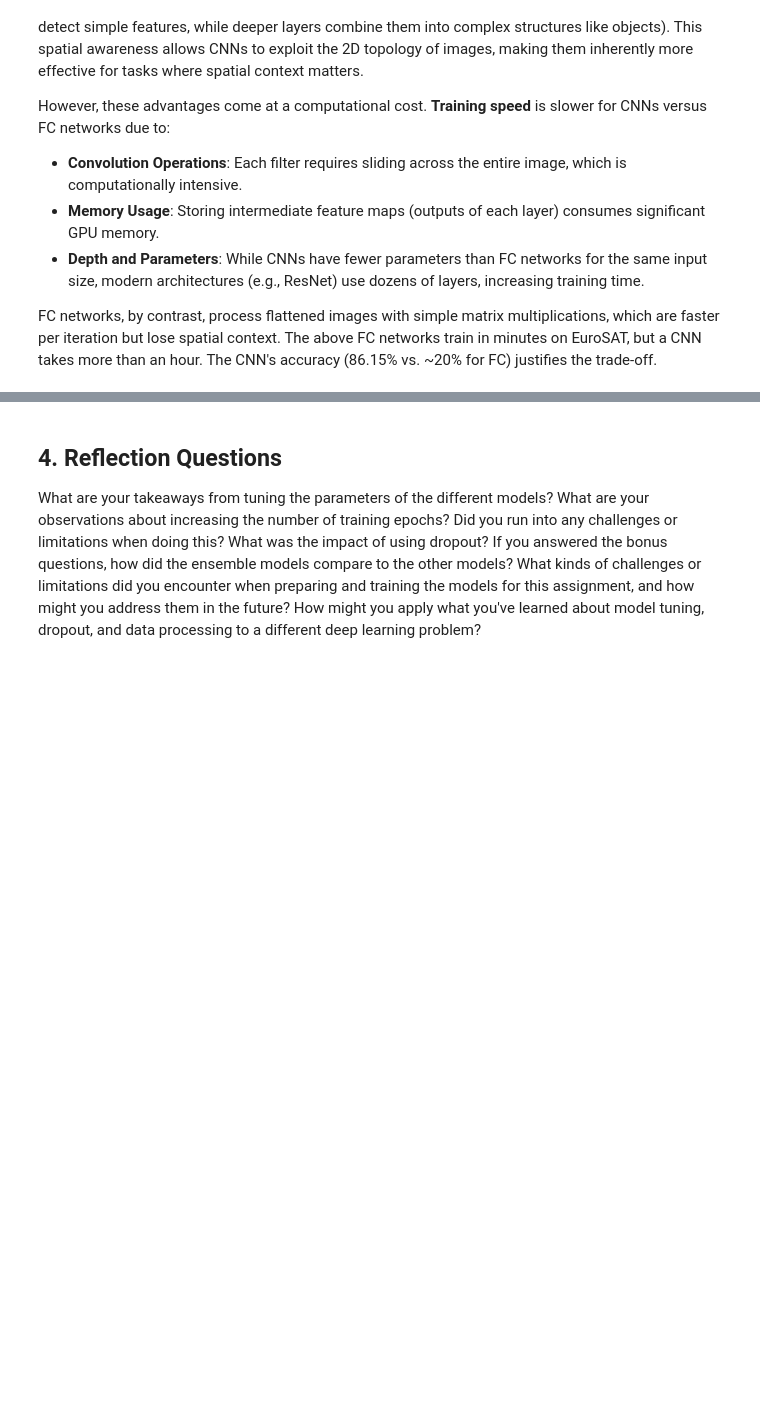
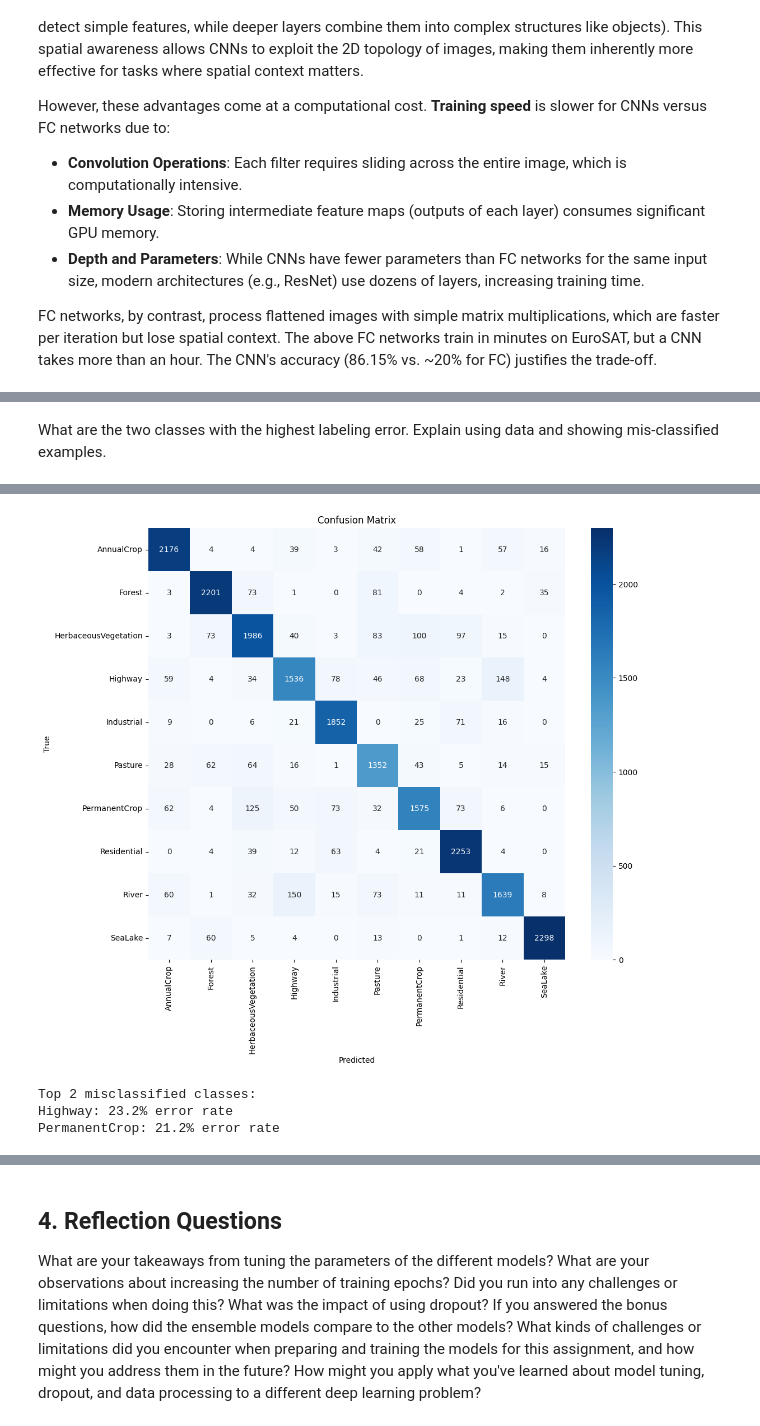
Before and after one commit to junyi2022/musa-650-remote-sensing, a Jupyter notebook: assignments/HW4/HW4.ipynb, the cells around one changed output, grey strips where cells are left out. Drawn from its saved outputs; the diff is of its cells as text; code cells hidden in the pictures; blank space fills up the shorter version.

```diff
--- a/assignments/HW4/HW4.ipynb
+++ b/assignments/HW4/HW4.ipynb
@@ -1269,0 +1267,15 @@ How did adding multispectral channels impact your model’s performance? Explain
+# %%
+# Reshape flattened arrays back to (64, 64, 3)
+x_train_netv2 = x_train.reshape(-1, 64, 64, 3)  # Shape: (n_train, 64, 64, 3)
+x_test_netv2 = x_test.reshape(-1, 64, 64, 3)    # Shape: (n_test, 64, 64, 3)
+
+# Normalize pixel values to [0, 1]
+x_train_netv2 = x_train_netv2.astype('float32') / 255.0
+x_test_netv2 = x_test_netv2.astype('float32') / 255.0
+
+# Convert labels to one-hot encoding (required for categorical_crossentropy)
+y_train_netv2 = to_categorical(y_train, num_classes=10)
+y_test_netv2 = to_categorical(y_test, num_classes=10)
+
+print("Reshaped training data:", x_train_netv2.shape)
+print("One-hot labels:", y_train_netv2.shape)
@@ -1269,0 +1335,9 @@ How did adding multispectral channels impact your model’s performance? Explain
+# %%
+history = model5.fit(
+    x_train_netv2,
+    y_train_netv2,
+    batch_size=32,
+    epochs=15,
+    validation_data=(x_test_netv2, y_test_netv2),
+    verbose=1
+)
@@ -1269,0 +1374,19 @@ How did adding multispectral channels impact your model’s performance? Explain
+# %% [markdown]
+What are the two classes with the highest labeling error. Explain using data and showing mis-classified examples.
+# %%
+# Get predictions
+y_pred_netv2 = model5.predict(x_test_netv2)
+y_pred_classes_netv2 = np.argmax(y_pred_netv2, axis=1)
+y_true_netv2 = np.argmax(y_test_netv2, axis=1)
+
+# Confusion matrix
+cm = confusion_matrix(y_true_netv2, y_pred_classes_netv2)
+plt.figure(figsize=(12, 10))
+sns.heatmap(cm, annot=True, fmt='d', cmap='Blues',
+            xticklabels=class_names,
+            yticklabels=class_names)
+plt.xlabel('Predicted')
+plt.ylabel('True')
+plt.title('Confusion Matrix')
+plt.show()
+# %% [output]
@@ -1269,0 +1394,18 @@ How did adding multispectral channels impact your model’s performance? Explain
+[figure, added]
+# %%
+# Calculate class-wise error rates
+error_rates = []
+for i in range(len(class_names)):
+    total = sum(cm[i])
+    correct = cm[i][i]
+    error_rates.append((class_names[i], (total - correct) / total))
+
+# Sort by error rate
+error_rates.sort(key=lambda x: x[1], reverse=True)
+print("Top 2 misclassified classes:")
+for i in range(2):
+    print(f"{error_rates[i][0]}: {error_rates[i][1]:.1%} error rate")
+# %% [output]
+Top 2 misclassified classes:
+Highway: 23.2% error rate
+PermanentCrop: 21.2% error rate
```
Also changed, not shown: parts of 23 cells of this notebook.
